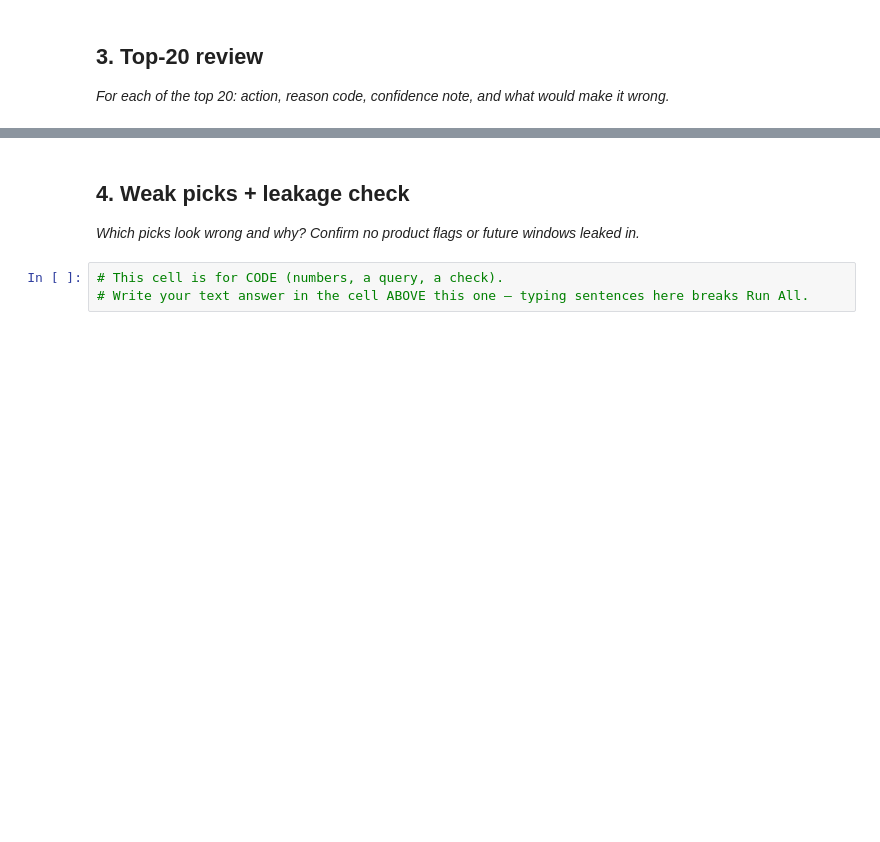
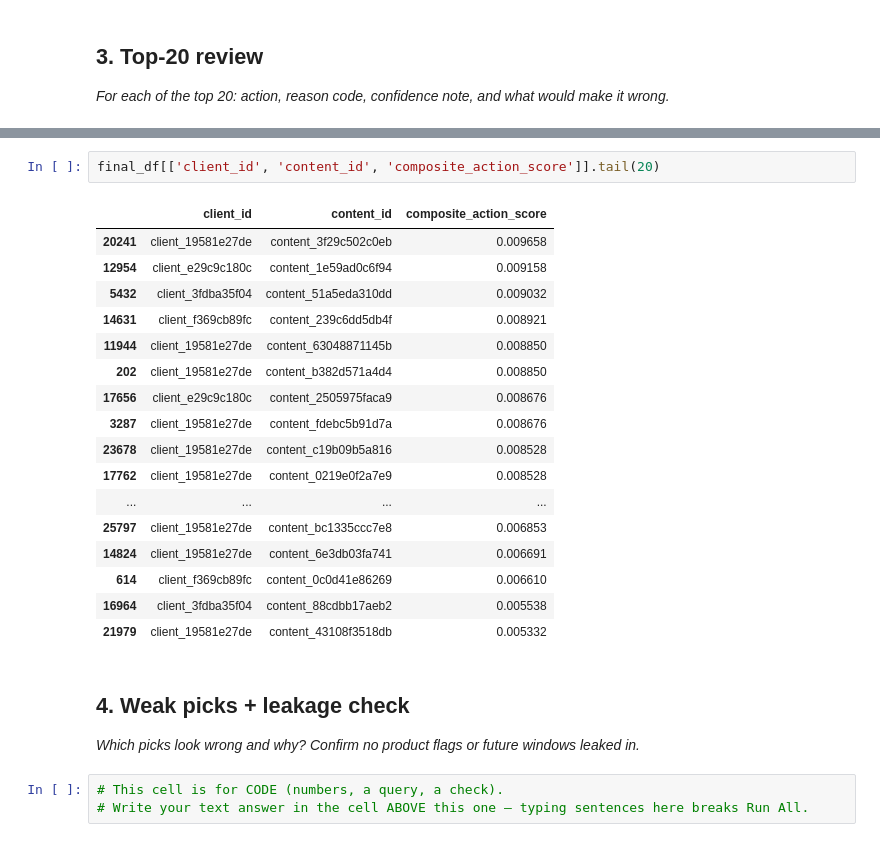
Before and after one commit to Maryam-Shile/flyrank_ml_internship, a Jupyter notebook: work/notebooks/w04_baseline_score.ipynb, the cells around one changed output, grey strips where cells are left out. Cells and saved outputs as stored; diff of their text form; blank space fills up the shorter version.

```diff
--- a/work/notebooks/w04_baseline_score.ipynb
+++ b/work/notebooks/w04_baseline_score.ipynb
@@ -335,3 +331,23 @@ all_group = [info_key, trans_key, com_key, info_comp, nav_key]
+# %%
+final_df[['client_id', 'content_id', 'composite_action_score']].tail(20)
+# %% [output]
+|  | client_id | content_id | composite_action_score |
+| 20241 | client_19581e27de | content_3f29c502c0eb | 0.009658 |
+| 12954 | client_e29c9c180c | content_1e59ad0c6f94 | 0.009158 |
+| 5432 | client_3fdba35f04 | content_51a5eda310dd | 0.009032 |
+| 14631 | client_f369cb89fc | content_239c6dd5db4f | 0.008921 |
+| 11944 | client_19581e27de | content_63048871145b | 0.008850 |
+| 202 | client_19581e27de | content_b382d571a4d4 | 0.008850 |
+| 17656 | client_e29c9c180c | content_2505975faca9 | 0.008676 |
+| 3287 | client_19581e27de | content_fdebc5b91d7a | 0.008676 |
+| 23678 | client_19581e27de | content_c19b09b5a816 | 0.008528 |
+| 17762 | client_19581e27de | content_0219e0f2a7e9 | 0.008528 |
+| ... | ... | ... | ... |
+| 25797 | client_19581e27de | content_bc1335ccc7e8 | 0.006853 |
+| 14824 | client_19581e27de | content_6e3db03fa741 | 0.006691 |
+| 614 | client_f369cb89fc | content_0c0d41e86269 | 0.006610 |
+| 16964 | client_3fdba35f04 | content_88cdbb17aeb2 | 0.005538 |
+| 21979 | client_19581e27de | content_43108f3518db | 0.005332 |
 # %% [markdown]
 ## 4. Weak picks + leakage check
 
```
Also changed, not shown: parts of 6 cells of this notebook.
